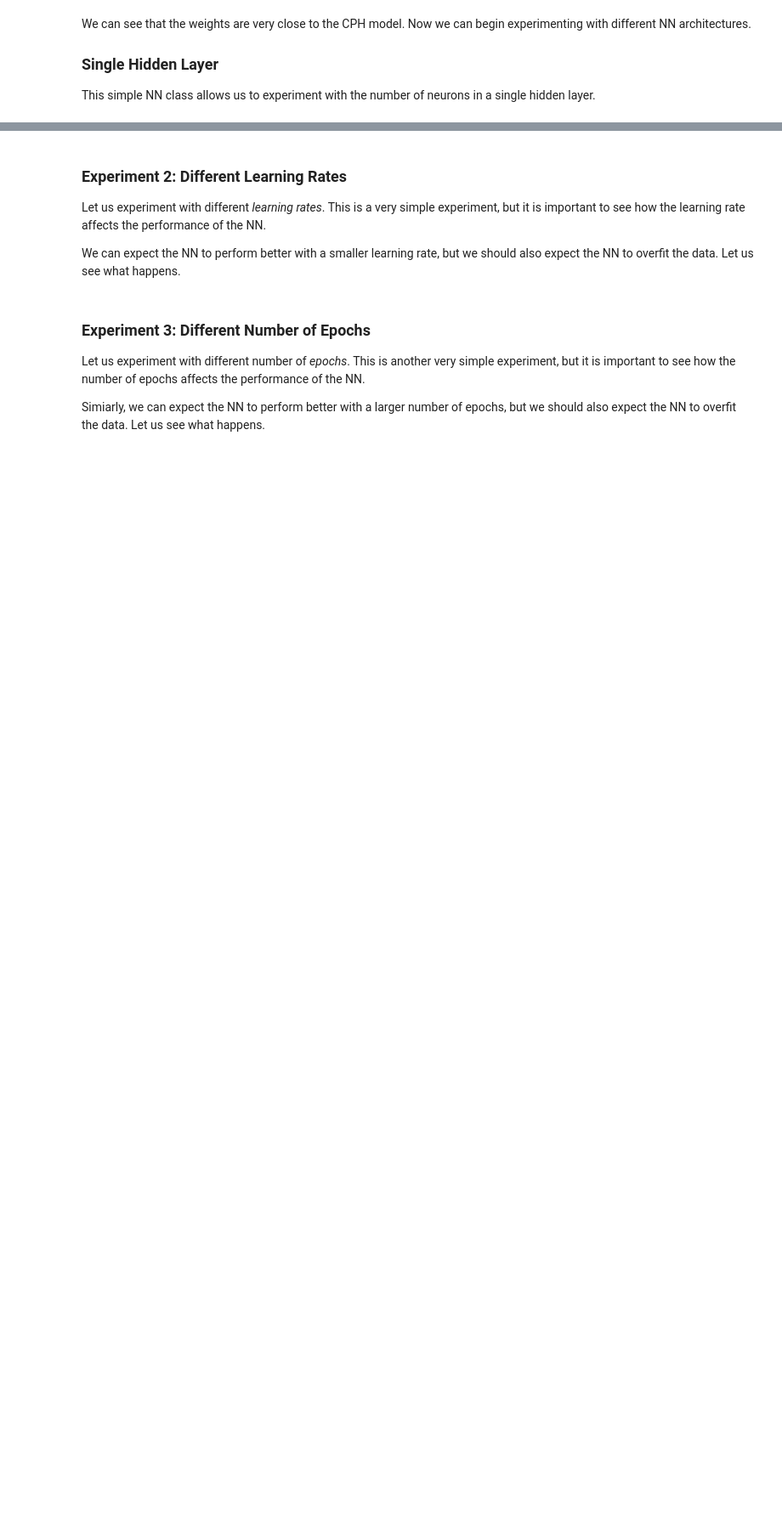
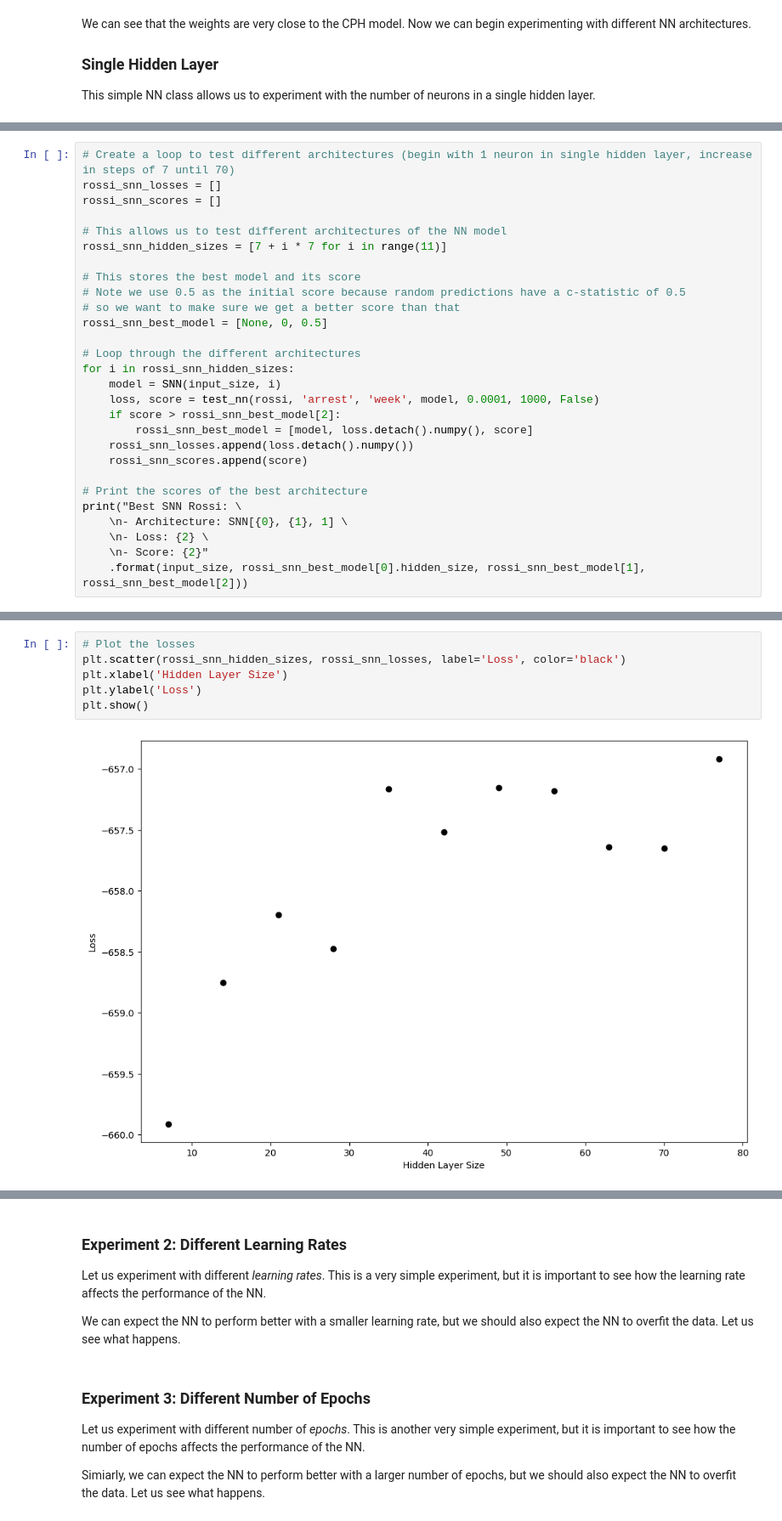
Before and after one commit to omariosc/survival-analysis, a Jupyter notebook: code.ipynb, the cells around one changed output, grey strips where cells are left out. Shown: that part at 85% size. Saved outputs shown, nothing was run; the diff lists cells and outputs as text; blank space fills up the shorter version.

```diff
--- a/code.ipynb
+++ b/code.ipynb
@@ -1254,0 +1310,28 @@ Trained NN c-statistic: 0.6548051319293149
+# %%
+# Create a loop to test different architectures (begin with 1 neuron in single hidden layer, increase in steps of 7 until 70)
+rossi_snn_losses = []
+rossi_snn_scores = []
+
+# This allows us to test different architectures of the NN model
+rossi_snn_hidden_sizes = [7 + i * 7 for i in range(11)]
+
+# This stores the best model and its score
+# Note we use 0.5 as the initial score because random predictions have a c-statistic of 0.5
+# so we want to make sure we get a better score than that
+rossi_snn_best_model = [None, 0, 0.5]
+
+# Loop through the different architectures
+for i in rossi_snn_hidden_sizes:
+    model = SNN(input_size, i)
+    loss, score = test_nn(rossi, 'arrest', 'week', model, 0.0001, 1000, False)
+    if score > rossi_snn_best_model[2]:
+        rossi_snn_best_model = [model, loss.detach().numpy(), score]
+    rossi_snn_losses.append(loss.detach().numpy())
+    rossi_snn_scores.append(score)
+
+# Print the scores of the best architecture
+print("Best SNN Rossi: \
+    \n- Architecture: SNN[{0}, {1}, 1] \
+    \n- Loss: {2} \
+    \n- Score: {2}"
+    .format(input_size, rossi_snn_best_model[0].hidden_size, rossi_snn_best_model[1], rossi_snn_best_model[2]))
@@ -1254,0 +1343,8 @@ Trained NN c-statistic: 0.6548051319293149
+# %%
+# Plot the losses
+plt.scatter(rossi_snn_hidden_sizes, rossi_snn_losses, label='Loss', color='black')
+plt.xlabel('Hidden Layer Size')
+plt.ylabel('Loss')
+plt.show()
+# %% [output]
+[figure, added]
```
Also changed, not shown: parts of 46 cells of this notebook.
